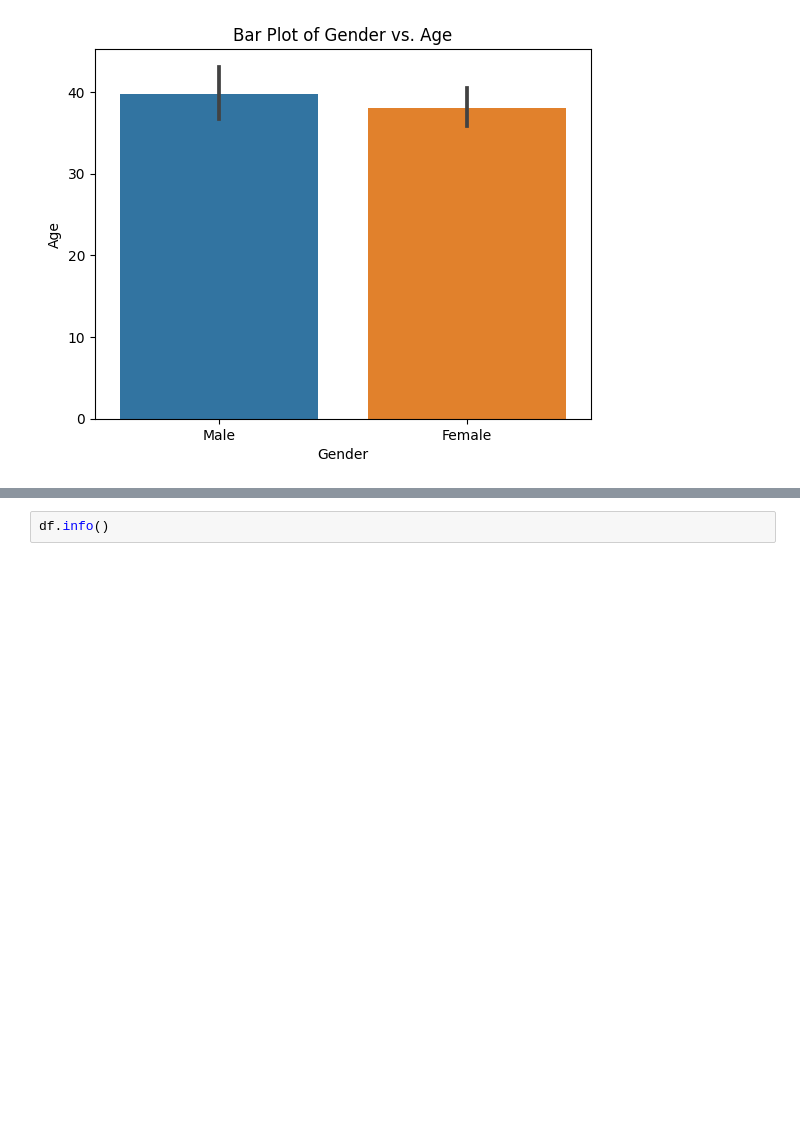
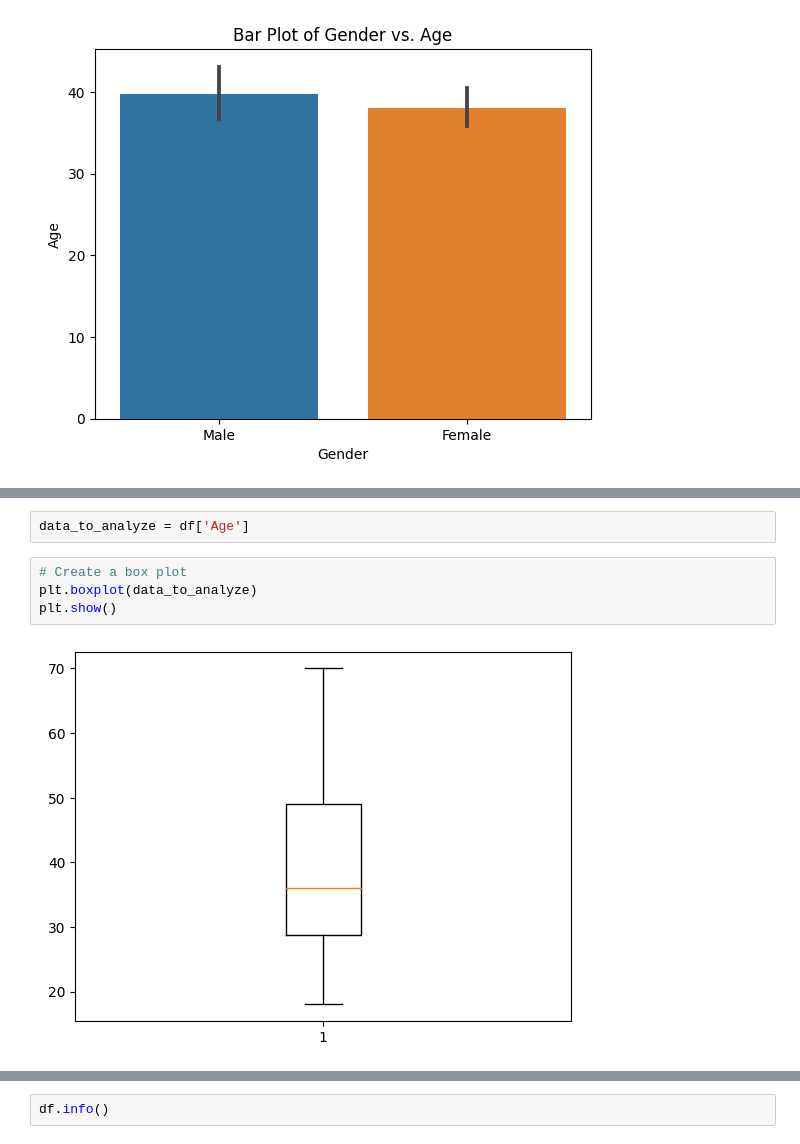
Before and after one commit to ayushagarwal42/trainingtask1, a Jupyter notebook: python_operations.ipynb, the cells around one changed output, grey strips where cells are left out. Saved outputs shown, nothing was run; the diff lists cells and outputs as text; blank space fills up the shorter version.

```diff
--- a/python_operations.ipynb
+++ b/python_operations.ipynb
@@ -151,0 +192,8 @@ plt.show()
+# %%
+data_to_analyze = df['Age']
+# %%
+# Create a box plot
+plt.boxplot(data_to_analyze)
+plt.show()
+# %% [output]
+[figure, added]
```
Also changed, not shown: parts of 8 cells of this notebook.
